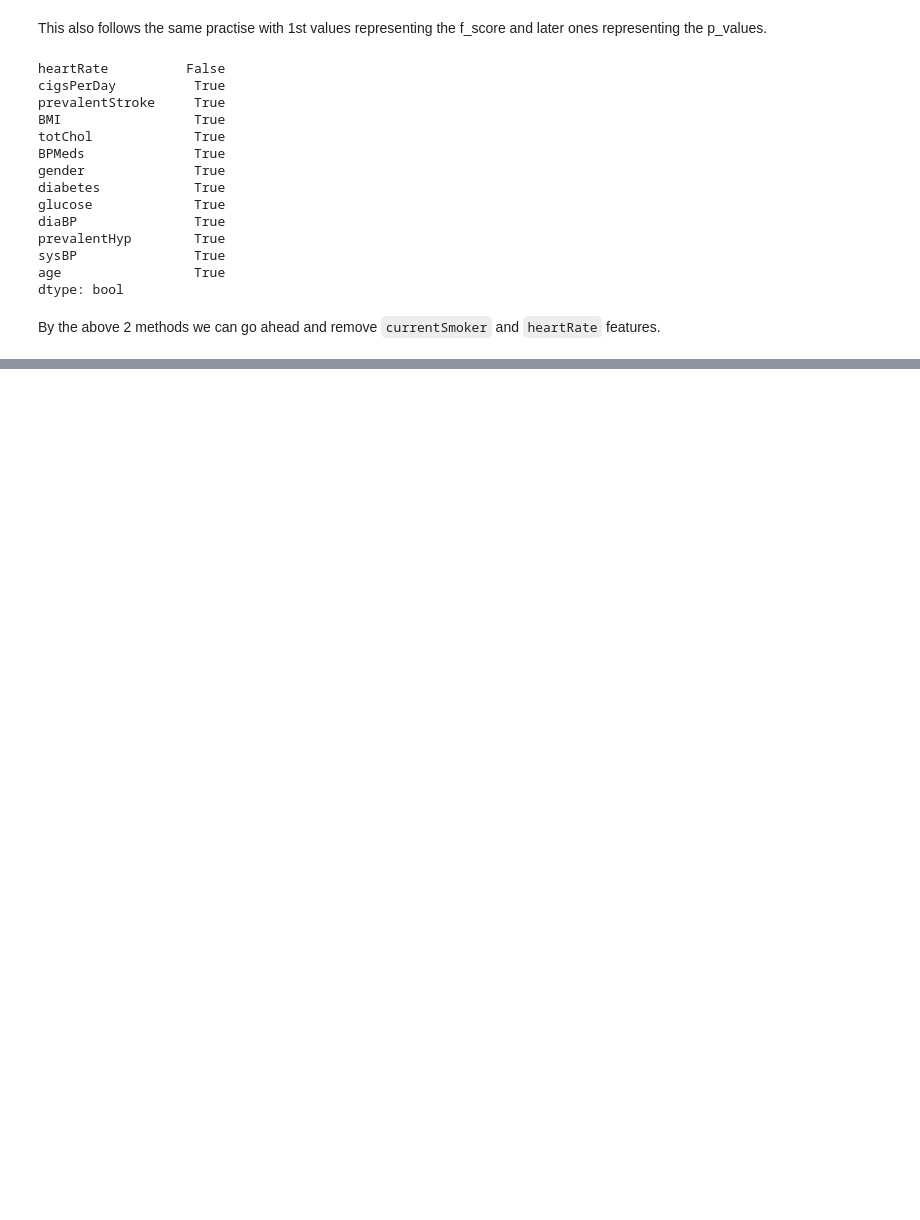
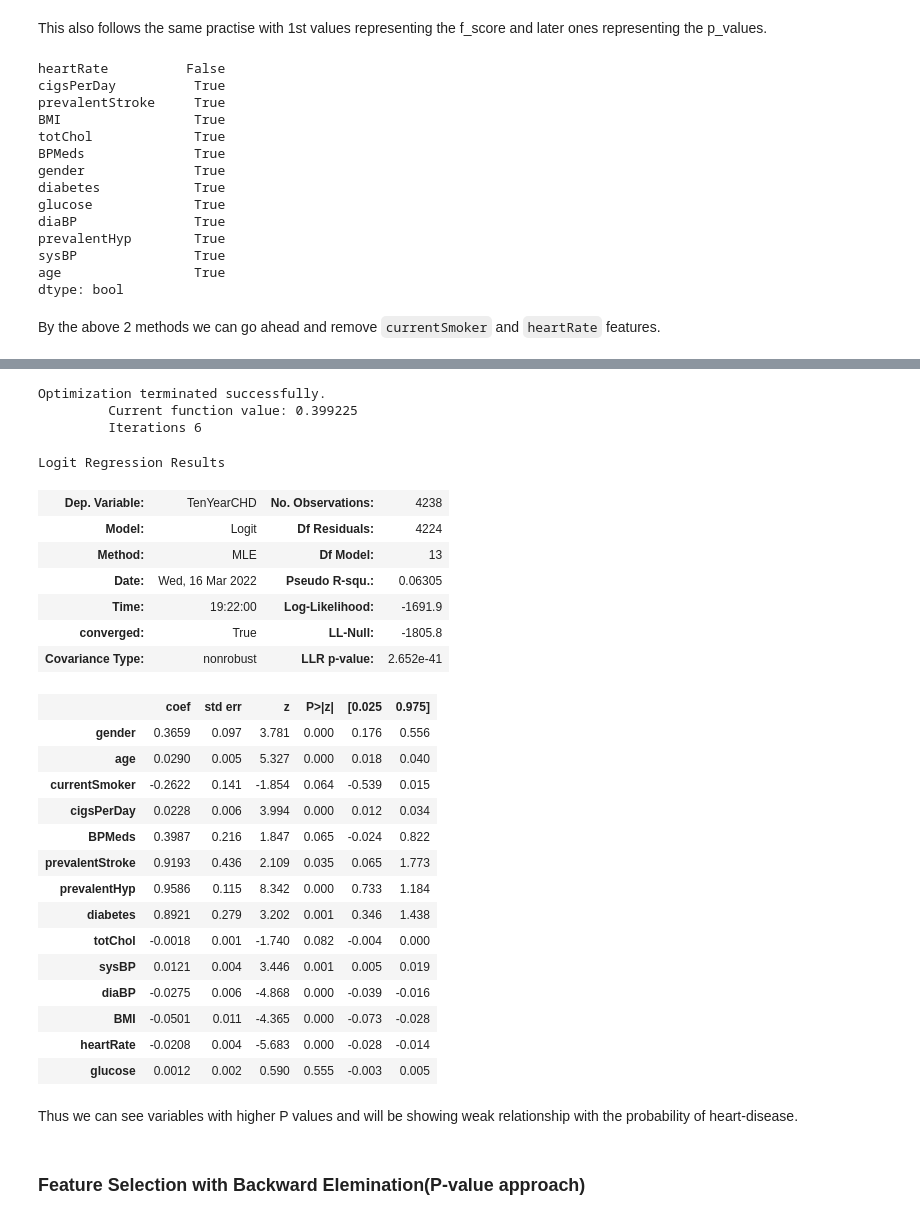
Before and after one commit to shriawesome/Heart_Disease_Prediction, a Jupyter notebook: HeartDiseasePrediction.ipynb, the cells around one changed output, grey strips where cells are left out. Drawn from its saved outputs; the diff is of its cells as text; code cells hidden in the pictures; blank space fills up the shorter version.

```diff
--- a/HeartDiseasePrediction.ipynb
+++ b/HeartDiseasePrediction.ipynb
@@ -254,6 +256,7 @@ patientInfo['totChol'].hist()
 # Replacing 'totChol' and 'bmi' missing values with mean
 patientInfo['totChol'] = patientInfo['totChol'].fillna(patientInfo['totChol'].mean())
 patientInfo['BMI'] = patientInfo['BMI'].fillna(patientInfo['BMI'].mean())
+patientInfo['heartRate'] = patientInfo['heartRate'].fillna(patientInfo['heartRate'].mean())
 # %%
 patientInfo.isna().sum()
 # %% [output]
@@ -468,0 +525,35 @@ By the above 2 methods we can go ahead and remove `currentSmoker` and `heartRate
+# %%
+models = sm.Logit(patientInfo.TenYearCHD,patientInfo[patientInfo.columns[:-1]])
+result = models.fit()
+result.summary()
+# %% [output]
+Optimization terminated successfully.
+         Current function value: 0.399225
+         Iterations 6
+Logit Regression Results
+| Dep. Variable: | TenYearCHD | No. Observations: | 4238 |
+| Model: | Logit | Df Residuals: | 4224 |
+| Method: | MLE | Df Model: | 13 |
+| Date: | Wed, 16 Mar 2022 | Pseudo R-squ.: | 0.06305 |
+| Time: | 19:22:00 | Log-Likelihood: | -1691.9 |
+| converged: | True | LL-Null: | -1805.8 |
+| Covariance Type: | nonrobust | LLR p-value: | 2.652e-41 |
+|  | coef | std err | z | P>|z| | [0.025 | 0.975] |
+| gender | 0.3659 | 0.097 | 3.781 | 0.000 | 0.176 | 0.556 |
+| age | 0.0290 | 0.005 | 5.327 | 0.000 | 0.018 | 0.040 |
+| currentSmoker | -0.2622 | 0.141 | -1.854 | 0.064 | -0.539 | 0.015 |
+| cigsPerDay | 0.0228 | 0.006 | 3.994 | 0.000 | 0.012 | 0.034 |
+| BPMeds | 0.3987 | 0.216 | 1.847 | 0.065 | -0.024 | 0.822 |
+| prevalentStroke | 0.9193 | 0.436 | 2.109 | 0.035 | 0.065 | 1.773 |
+| prevalentHyp | 0.9586 | 0.115 | 8.342 | 0.000 | 0.733 | 1.184 |
+| diabetes | 0.8921 | 0.279 | 3.202 | 0.001 | 0.346 | 1.438 |
+| totChol | -0.0018 | 0.001 | -1.740 | 0.082 | -0.004 | 0.000 |
+| sysBP | 0.0121 | 0.004 | 3.446 | 0.001 | 0.005 | 0.019 |
+| diaBP | -0.0275 | 0.006 | -4.868 | 0.000 | -0.039 | -0.016 |
+| BMI | -0.0501 | 0.011 | -4.365 | 0.000 | -0.073 | -0.028 |
+| heartRate | -0.0208 | 0.004 | -5.683 | 0.000 | -0.028 | -0.014 |
+| glucose | 0.0012 | 0.002 | 0.590 | 0.555 | -0.003 | 0.005 |
+# %% [markdown]
+Thus we can see variables with higher P values and will be showing weak relationship with the probability of heart-disease.
+# %% [markdown]
+### Feature Selection with Backward Elemination(P-value approach)
```
Also changed, not shown: parts of 13 cells of this notebook.
